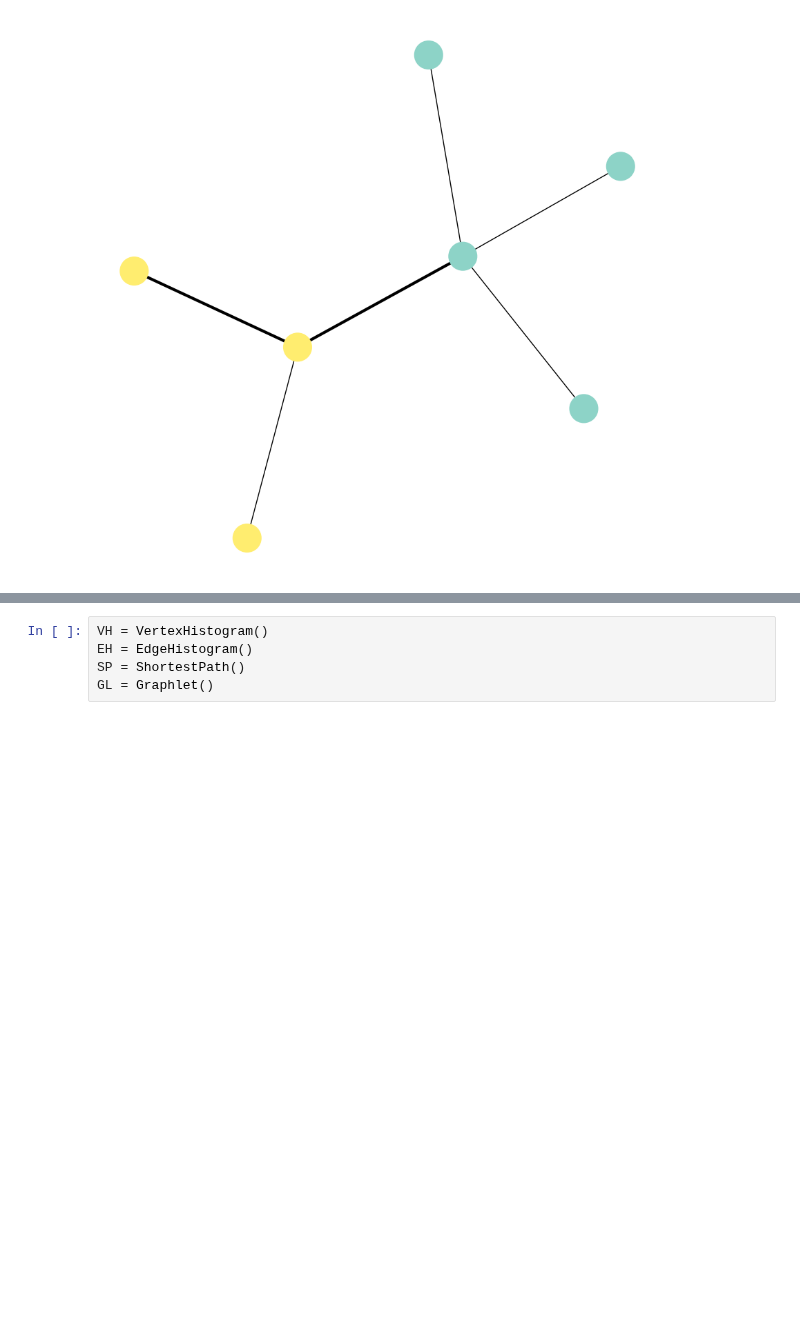
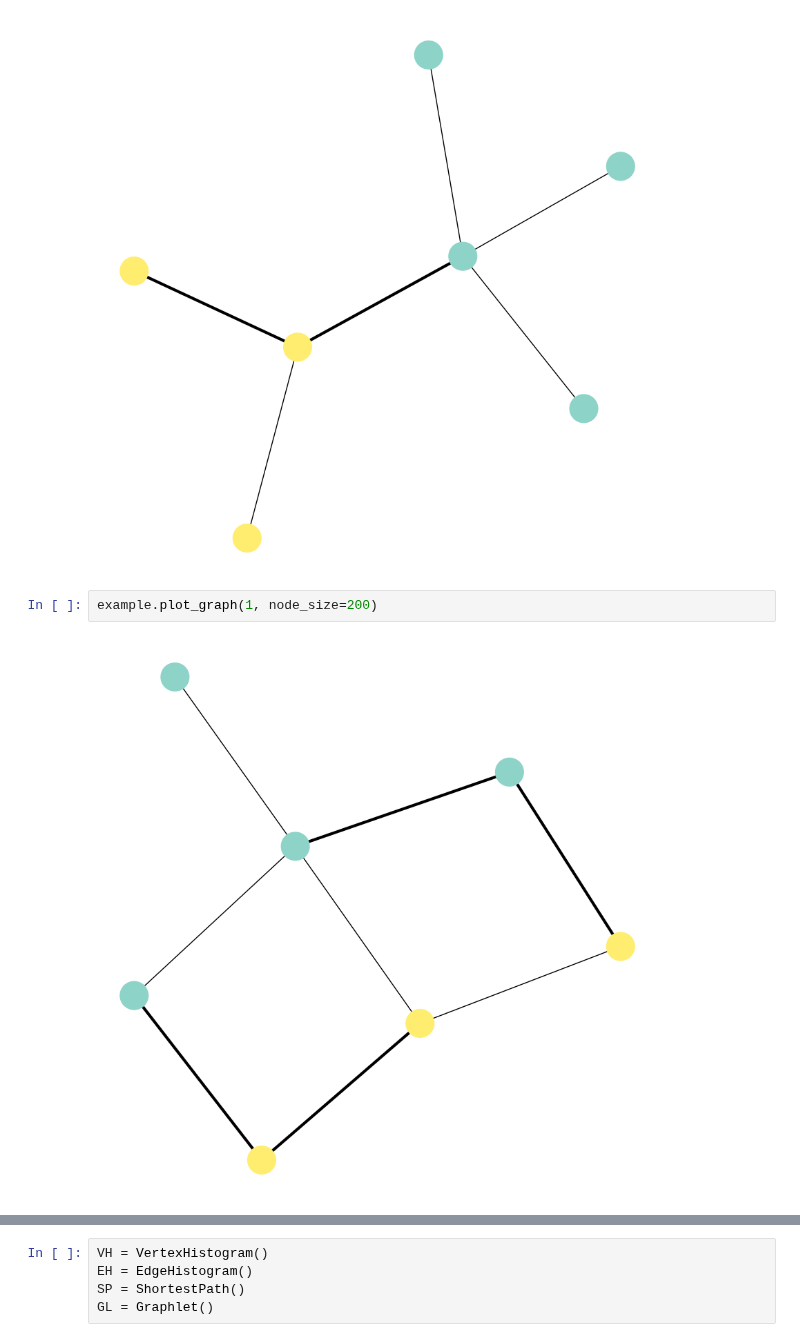
Before and after one commit to congrendai/MSc_Individual_Project, a Jupyter notebook: background.ipynb, the cells around one changed output, grey strips where cells are left out. Saved outputs shown, nothing was run; the diff lists cells and outputs as text; blank space fills up the shorter version.

```diff
--- a/background.ipynb
+++ b/background.ipynb
@@ -9,3 +8,7 @@ example = Dataset("example",cmap="Set3", from_TUDataset=False)
 example.plot_graph(0, node_size=200)
 # %% [output]
 [figure]
+# %%
+example.plot_graph(1, node_size=200)
+# %% [output]
+[figure, added]
```
Also changed, not shown: parts of 2 cells of this notebook, 9 other files.
